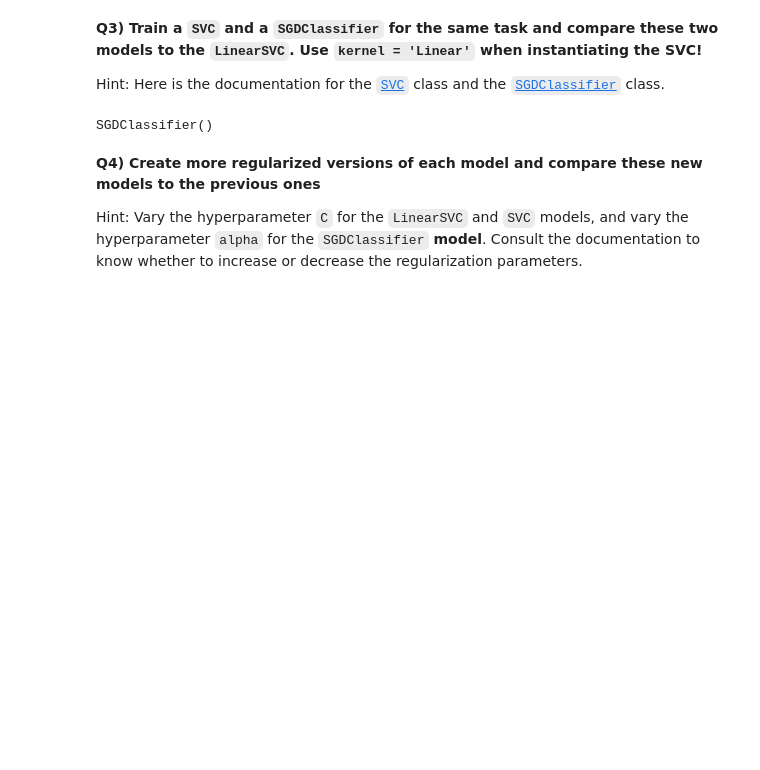
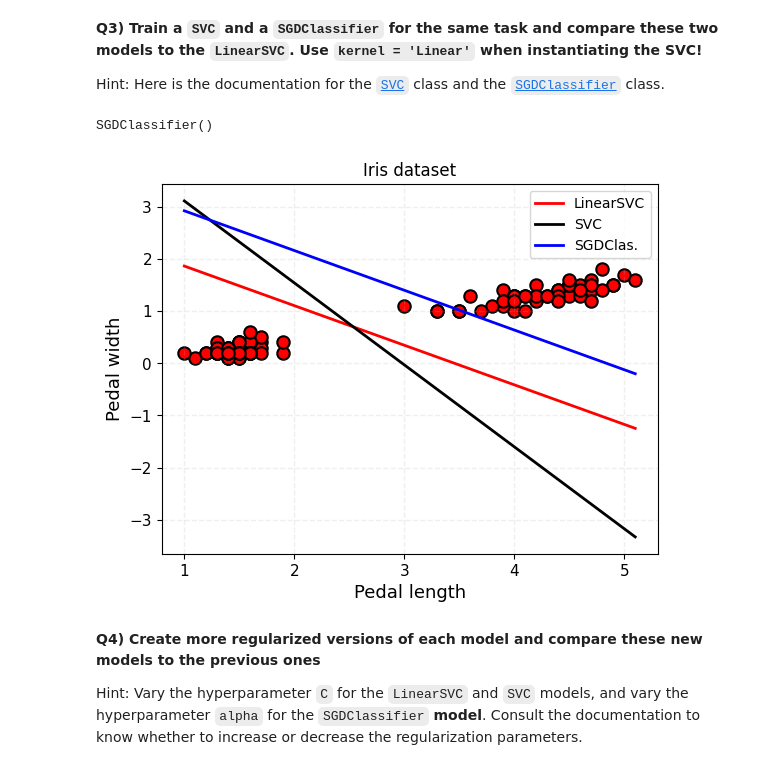
Before and after one commit to nbulotti/2025_Intro_Python, a Jupyter notebook: live/part-II/3.2-svm-exercises.ipynb, the cells around one changed output. Drawn from its saved outputs; the diff is of its cells as text; code cells hidden in the pictures; blank space fills up the shorter version.

```diff
--- a/live/part-II/3.2-svm-exercises.ipynb
+++ b/live/part-II/3.2-svm-exercises.ipynb
@@ -143,29 +143,31 @@ SGDClassifier()
 # %%
 # Plot all three decision boundaries on the same labeled figure
 #########################################################################
 # Same as what you did to get the first figure
 fig2,ax = plt.subplots(1,1)
 ax.scatter(X[:,0], X[:,1], s=80,color='r',edgecolor='k',linewidths=1.5)
 
 # Decision boundary: np.dot(W,x)+b = 0
 x = np.linspace(X[:, 0].min(), X[:, 0].max(), 100)
 
 ax.plot(x, -(W[0]*x + I[0]) / W[1], c='r', lw=2, label='LinearSVC')
 #########################################################################
 # Now add the decision boundary for 'SVC'
-__._____(_,______________________,c='k',lw=2,label='SVC')
+ax.plot(x, -(svc1.coef_[0][0]*x + svc1.intercept_[0]) / svc1.coef_[0][1],c='k',lw=2,label='SVC')
 #########################################################################
 # Now add the decision boundary for 'SGDClassifier'
-__._____(_,______________________,c='b',lw=2,label='SGDClas.')
+ax.plot(x, -(sgd1.coef_[0][0]*x + sgd1.intercept_[0]) / sgd1.coef_[0][1],c='b',lw=2,label='SGDClas.')
 #########################################################################
 # Same as the first figure again
 ax.legend()
 ax.set_xlabel("Pedal length",fontdict={'size':13})
 ax.set_ylabel("Pedal width",fontdict={'size':13})
 ax.set_title('Iris dataset')
 ax.tick_params(axis='both', which='major', labelsize=11)
 ax.grid(alpha=0.2,ls='--',lw=1)
 plt.show()
+# %% [output]
+[figure, added]
 # %% [markdown]
 **Q4) Create more regularized versions of each model and compare these new models to the previous ones**
 
```
Also changed, not shown: parts of 10 cells of this notebook.
